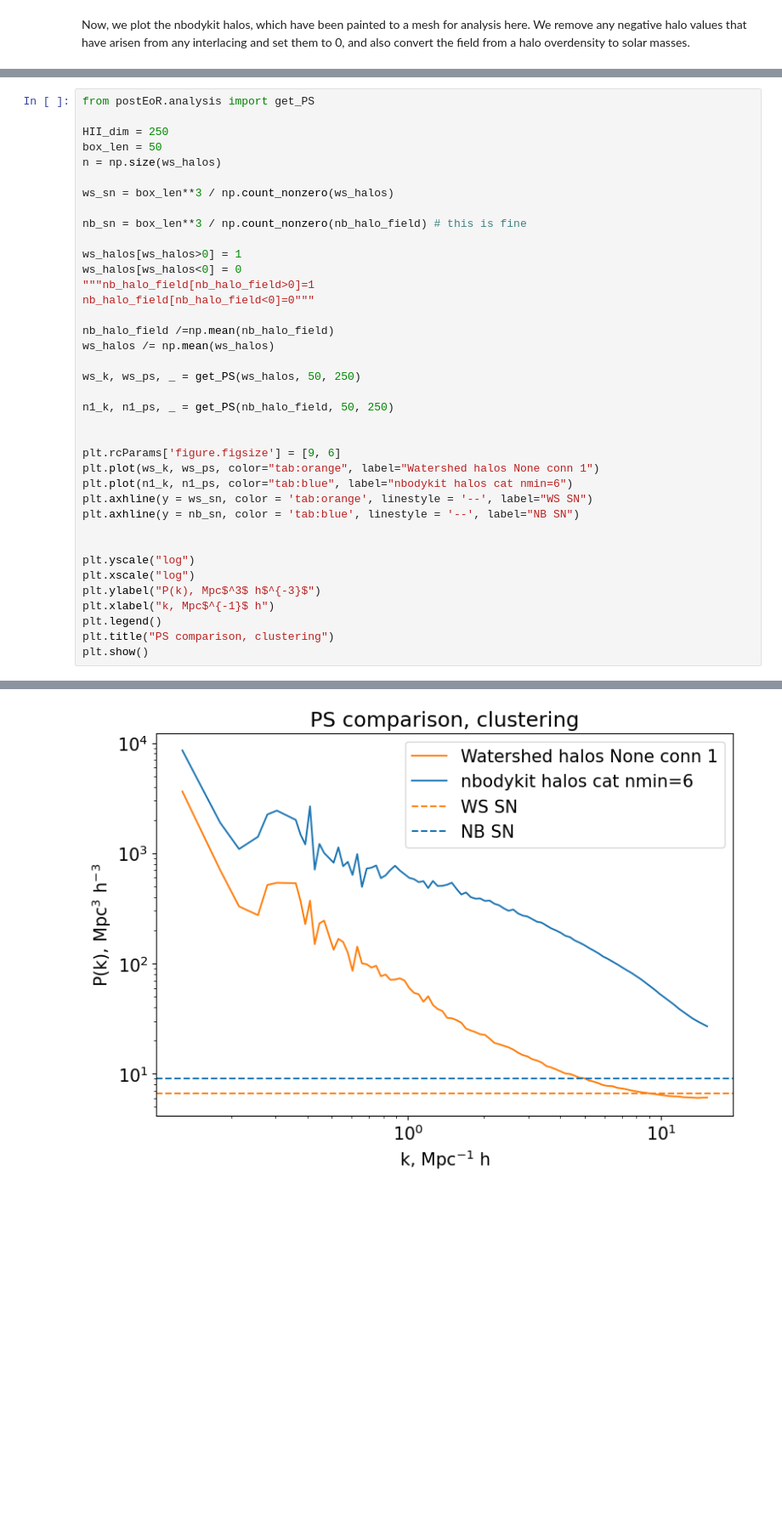
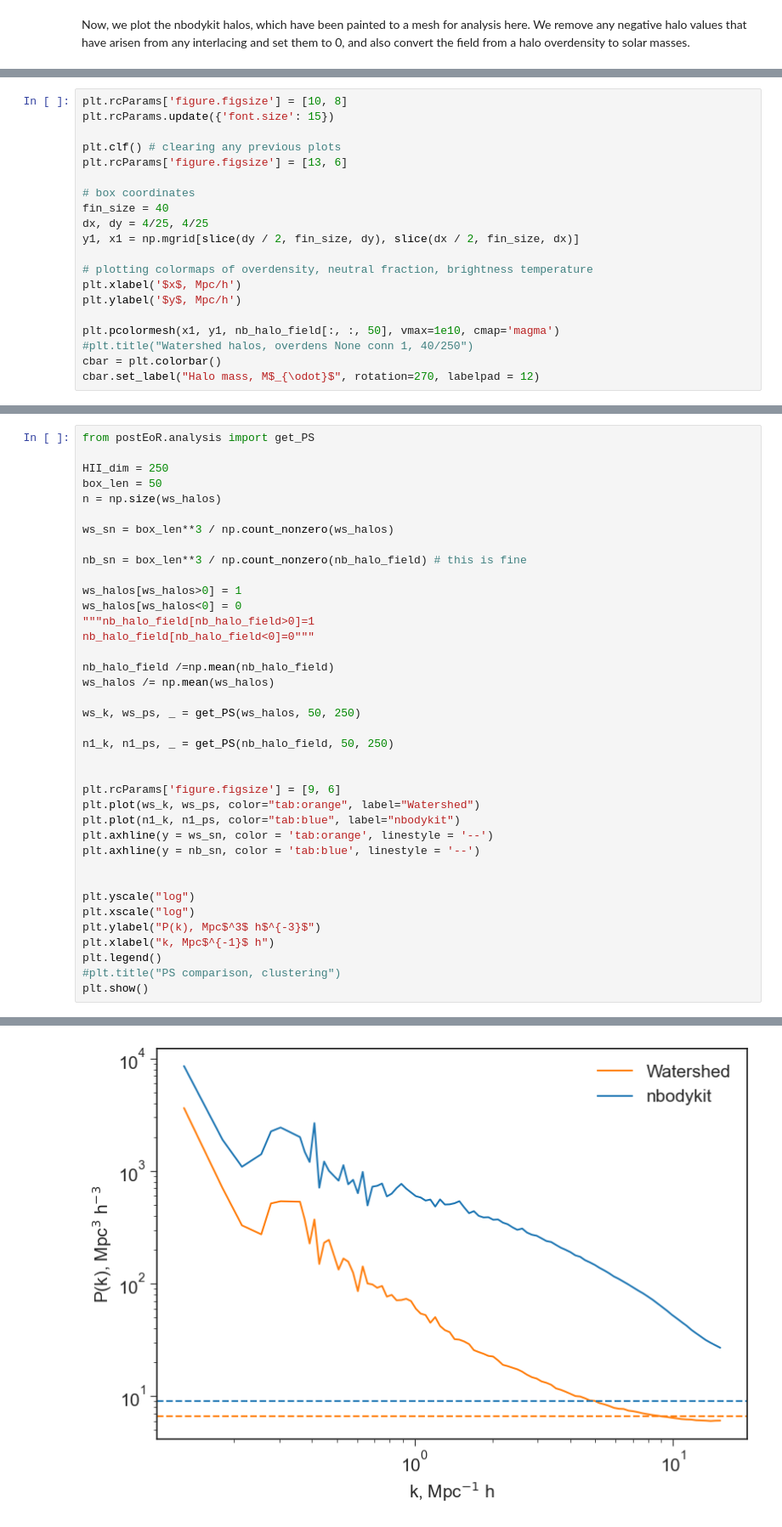
Before and after one commit to raxquax123/postEoR, a Jupyter notebook: halo_testing.ipynb, the cells around one changed output, grey strips where cells are left out. Shown at 85% size. Cells and saved outputs as stored; diff of their text form; blank space fills up the shorter version.

```diff
--- a/halo_testing.ipynb
+++ b/halo_testing.ipynb
@@ -81,0 +86,20 @@ cbar.set_label("Halo mass, M$_{\odot}$", rotation=270, labelpad = 12)
+# %%
+plt.rcParams['figure.figsize'] = [10, 8]
+plt.rcParams.update({'font.size': 15})
+
+plt.clf() # clearing any previous plots
+plt.rcParams['figure.figsize'] = [13, 6]
+
+# box coordinates
+fin_size = 40
+dx, dy = 4/25, 4/25
+y1, x1 = np.mgrid[slice(dy / 2, fin_size, dy), slice(dx / 2, fin_size, dx)]
+
+# plotting colormaps of overdensity, neutral fraction, brightness temperature
+plt.xlabel('$x$, Mpc/h')
+plt.ylabel('$y$, Mpc/h')
+
+plt.pcolormesh(x1, y1, nb_halo_field[:, :, 50], vmax=1e10, cmap='magma')
+#plt.title("Watershed halos, overdens None conn 1, 40/250")
+cbar = plt.colorbar()
+cbar.set_label("Halo mass, M$_{\odot}$", rotation=270, labelpad = 12)
@@ -137,36 +165,36 @@ n = np.size(ws_halos)
 
 ws_sn = box_len**3 / np.count_nonzero(ws_halos)
 
 nb_sn = box_len**3 / np.count_nonzero(nb_halo_field) # this is fine
 
 ws_halos[ws_halos>0] = 1
 ws_halos[ws_halos<0] = 0
 """nb_halo_field[nb_halo_field>0]=1
 nb_halo_field[nb_halo_field<0]=0"""
 
 nb_halo_field /=np.mean(nb_halo_field)
 ws_halos /= np.mean(ws_halos)
 
 ws_k, ws_ps, _ = get_PS(ws_halos, 50, 250)
 
 n1_k, n1_ps, _ = get_PS(nb_halo_field, 50, 250)
 
 
 plt.rcParams['figure.figsize'] = [9, 6]
-plt.plot(ws_k, ws_ps, color="tab:orange", label="Watershed halos None conn 1")
-plt.plot(n1_k, n1_ps, color="tab:blue", label="nbodykit halos cat nmin=6")
-plt.axhline(y = ws_sn, color = 'tab:orange', linestyle = '--', label="WS SN")
-plt.axhline(y = nb_sn, color = 'tab:blue', linestyle = '--', label="NB SN")
+plt.plot(ws_k, ws_ps, color="tab:orange", label="Watershed")
+plt.plot(n1_k, n1_ps, color="tab:blue", label="nbodykit")
+plt.axhline(y = ws_sn, color = 'tab:orange', linestyle = '--')
+plt.axhline(y = nb_sn, color = 'tab:blue', linestyle = '--')
 
 
 plt.yscale("log")
 plt.xscale("log")
 plt.ylabel("P(k), Mpc$^3$ h$^{-3}$")
 plt.xlabel("k, Mpc$^{-1}$ h")
 plt.legend()
-plt.title("PS comparison, clustering")
+#plt.title("PS comparison, clustering")
 plt.show()
 # %% [output]
 Generated bins.
 Generated bins.
-[figure, old version]
+[figure, new version]
```
Also changed, not shown: parts of 6 cells of this notebook, 12 other files.
